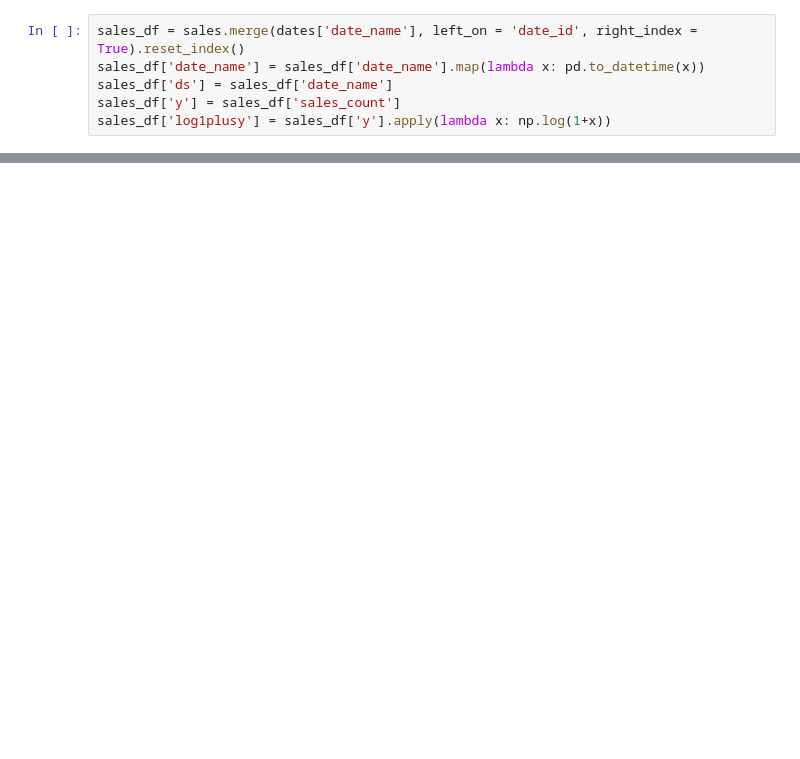
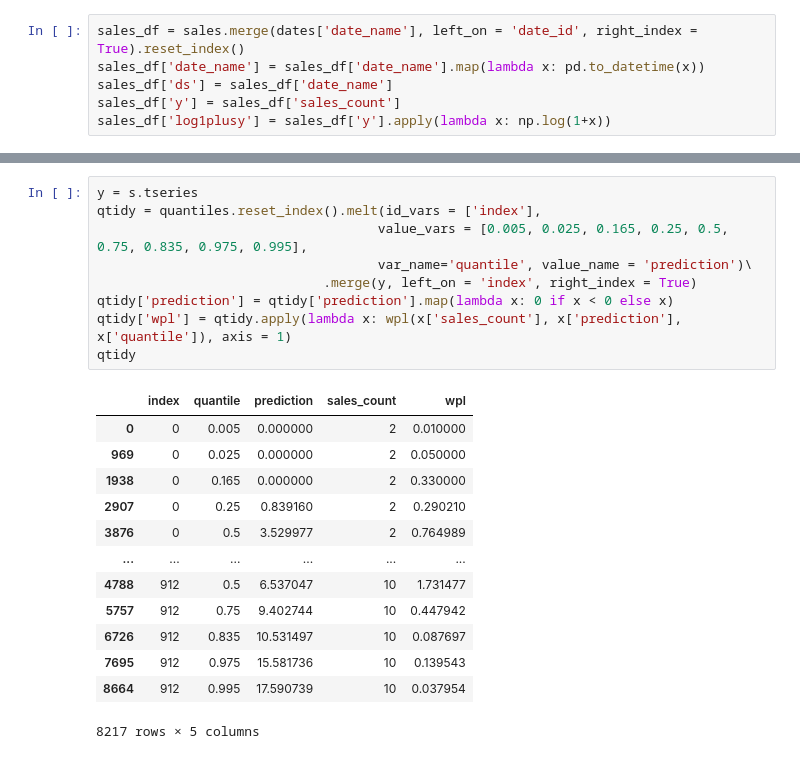
Before and after one commit to chrisgschon/M5Forecasting-Uncertainty, a Jupyter notebook: eda.ipynb, the cells around one changed output, grey strips where cells are left out. Cells and saved outputs as stored; diff of their text form; blank space fills up the shorter version.

```diff
--- a/eda.ipynb
+++ b/eda.ipynb
@@ -118,0 +158,23 @@ s = Series(sales_df[:-28], 'sales_count')
+# %%
+y = s.tseries
+qtidy = quantiles.reset_index().melt(id_vars = ['index'],
+                                    value_vars = [0.005, 0.025, 0.165, 0.25, 0.5, 0.75, 0.835, 0.975, 0.995],
+                                    var_name='quantile', value_name = 'prediction')\
+                             .merge(y, left_on = 'index', right_index = True)
+qtidy['prediction'] = qtidy['prediction'].map(lambda x: 0 if x < 0 else x)
+qtidy['wpl'] = qtidy.apply(lambda x: wpl(x['sales_count'], x['prediction'], x['quantile']), axis = 1)
+qtidy
+# %% [output]
+|  | index | quantile | prediction | sales_count | wpl |
+| 0 | 0 | 0.005 | 0.000000 | 2 | 0.010000 |
+| 969 | 0 | 0.025 | 0.000000 | 2 | 0.050000 |
+| 1938 | 0 | 0.165 | 0.000000 | 2 | 0.330000 |
+| 2907 | 0 | 0.25 | 0.839160 | 2 | 0.290210 |
+| 3876 | 0 | 0.5 | 3.529977 | 2 | 0.764989 |
+| ... | ... | ... | ... | ... | ... |
+| 4788 | 912 | 0.5 | 6.537047 | 10 | 1.731477 |
+| 5757 | 912 | 0.75 | 9.402744 | 10 | 0.447942 |
+| 6726 | 912 | 0.835 | 10.531497 | 10 | 0.087697 |
+| 7695 | 912 | 0.975 | 15.581736 | 10 | 0.139543 |
+| 8664 | 912 | 0.995 | 17.590739 | 10 | 0.037954 |
+8217 rows × 5 columns
```
Also changed, not shown: parts of 20 cells of this notebook, 1 other file.
